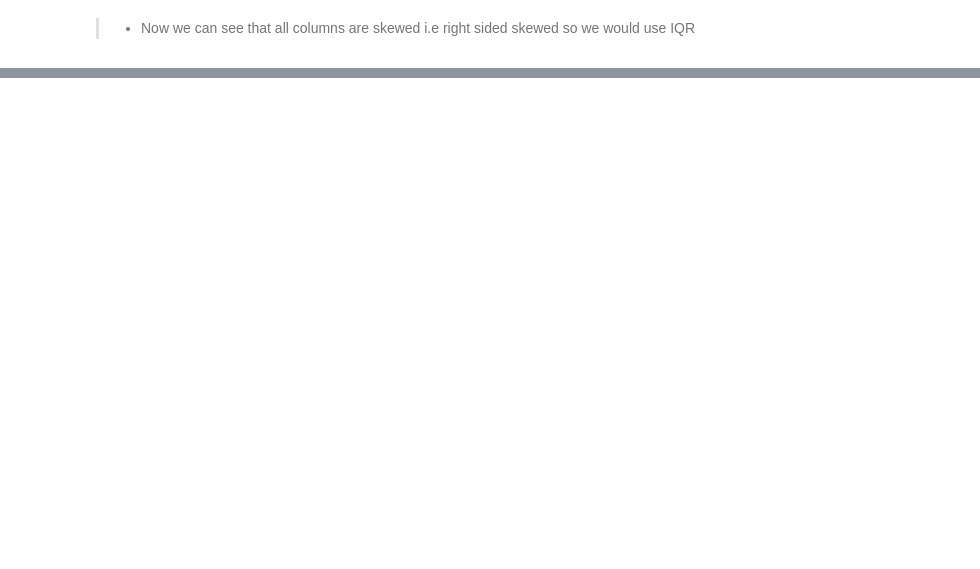
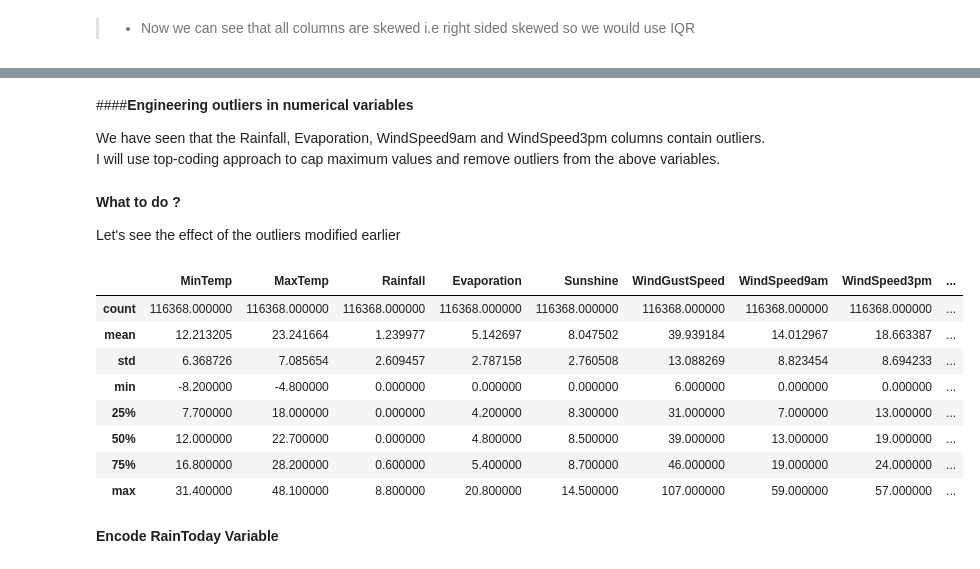
Before and after one commit to micheal0034/Rainfall-Prediction, a Jupyter notebook: Rainfall_Prediction.ipynb, the cells around one changed output, grey strips where cells are left out. Cells and saved outputs as stored; diff of their text form; code cells hidden in the pictures; blank space fills up the shorter version.

```diff
--- a/Rainfall_Prediction.ipynb
+++ b/Rainfall_Prediction.ipynb
@@ -853,0 +774,3 @@ ax2.tick_params(axis='y', color=color)
+# %%
+X = rainfall.drop(['RainTomorrow'], axis=1)
+y = rainfall['RainTomorrow']
@@ -853,0 +783,3 @@ ax2.tick_params(axis='y', color=color)
+# %%
+from sklearn.model_selection import train_test_split
+X_train, X_test, y_train, y_test = train_test_split(X,y, test_size = 0.2, random_state = 2020)
@@ -853,0 +992,4 @@ ax2.tick_params(axis='y', color=color)
+# %% [markdown]
+####**Engineering outliers in numerical variables**
+
+We have seen that the Rainfall, Evaporation, WindSpeed9am and WindSpeed3pm columns contain outliers. I will use top-coding approach to cap maximum values and remove outliers from the above variables.
@@ -853,0 +1006,18 @@ ax2.tick_params(axis='y', color=color)
+# %% [markdown]
+**What to do ?**
+
+Let's see the effect of the outliers modified earlier
+# %%
+X_train.describe()
+# %% [output]
+|  | MinTemp | MaxTemp | Rainfall | Evaporation | Sunshine | WindGustSpeed | WindSpeed9am | WindSpeed3pm | ... |
+| count | 116368.000000 | 116368.000000 | 116368.000000 | 116368.000000 | 116368.000000 | 116368.000000 | 116368.000000 | 116368.000000 | ... |
+| mean | 12.213205 | 23.241664 | 1.239977 | 5.142697 | 8.047502 | 39.939184 | 14.012967 | 18.663387 | ... |
+| std | 6.368726 | 7.085654 | 2.609457 | 2.787158 | 2.760508 | 13.088269 | 8.823454 | 8.694233 | ... |
+| min | -8.200000 | -4.800000 | 0.000000 | 0.000000 | 0.000000 | 6.000000 | 0.000000 | 0.000000 | ... |
+| 25% | 7.700000 | 18.000000 | 0.000000 | 4.200000 | 8.300000 | 31.000000 | 7.000000 | 13.000000 | ... |
+| 50% | 12.000000 | 22.700000 | 0.000000 | 4.800000 | 8.500000 | 39.000000 | 13.000000 | 19.000000 | ... |
+| 75% | 16.800000 | 28.200000 | 0.600000 | 5.400000 | 8.700000 | 46.000000 | 19.000000 | 24.000000 | ... |
+| max | 31.400000 | 48.100000 | 8.800000 | 20.800000 | 14.500000 | 107.000000 | 59.000000 | 57.000000 | ... |
+# %% [markdown]
+**Encode RainToday Variable**
```
Also changed, not shown: parts of 101 cells of this notebook.
